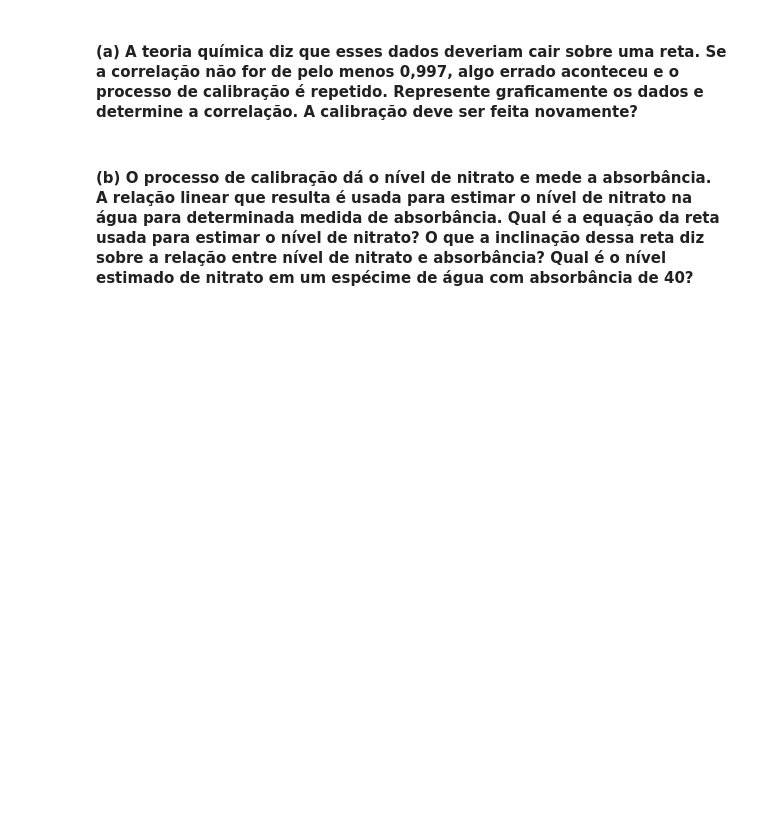
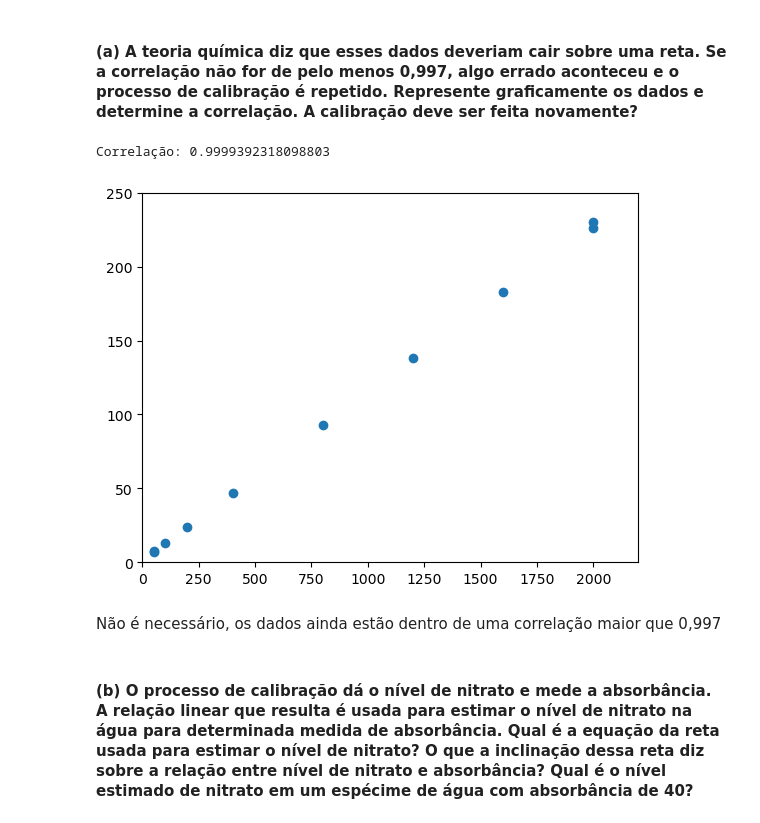
Before and after one commit to PineMi/University-projects, a Jupyter notebook: DataAnalysis_28_03_2024/Lista1_analise_de_dados.ipynb, the cells around one changed output. Cells and saved outputs as stored; diff of their text form; code cells hidden in the pictures; blank space fills up the shorter version.

```diff
--- a/DataAnalysis_28_03_2024/Lista1_analise_de_dados.ipynb
+++ b/DataAnalysis_28_03_2024/Lista1_analise_de_dados.ipynb
@@ -221,5 +266,21 @@ Não esperamos muita precisão desta predição, pois a correlação entre os da
 ### 5.38 -) Mantendo a água limpa. Para manter suprimentos de água limpos é necessária uma medição constante dos níveis de poluentes. As medições são indiretas: uma análise típica envolve a formação de uma tintura por meio de uma reação química com o poluente dissolvido para então, passando luz através da solução, medir sua “absorbância”. Para calibrar essas medições, o laboratório mede soluções padrão conhecidas e usa regressão para relacionar a absorbância à concentração do poluente. Isso é normalmente feito todos os dias. A seguir, há uma série de dados sobre a absorbância para diferentes níveis de nitratos. Os nitratos são medidos em miligramas por litro de água.
 # %% [markdown]
 #### (a) A teoria química diz que esses dados deveriam cair sobre uma reta. Se a correlação não for de pelo menos 0,997, algo errado aconteceu e o processo de calibração é repetido. Represente graficamente os dados e determine a correlação. A calibração deve ser feita novamente?
+# %%
+nit = [50, 50, 100, 200, 400, 800, 1200, 1600, 2000, 2000]
+absorb = [7.0, 7.5, 12.8, 24.0, 47.0, 93.0, 138.0, 183.0, 230.0, 226.0]
+
+r = st.pearsonr(nit,absorb).statistic
+print(f"Correlação: {r}")
+
+plt.scatter(nit,absorb)
+plt.ylim(0,250)
+plt.xlim(0,2200)
+plt.show()
+# %% [output]
+Correlação: 0.9999392318098803
+[figure, added]
+# %% [markdown]
+Não é necessário, os dados ainda estão dentro de uma correlação maior que 0,997
 # %% [markdown]
 #### (b) O processo de calibração dá o nível de nitrato e mede a absorbância. A relação linear que resulta é usada para estimar o nível de nitrato na água para determinada medida de absorbância. Qual é a equação da reta usada para estimar o nível de nitrato? O que a inclinação dessa reta diz sobre a relação entre nível de nitrato e absorbância? Qual é o nível estimado de nitrato em um espécime de água com absorbância de 40?
```
Also changed, not shown: parts of 35 cells of this notebook.
